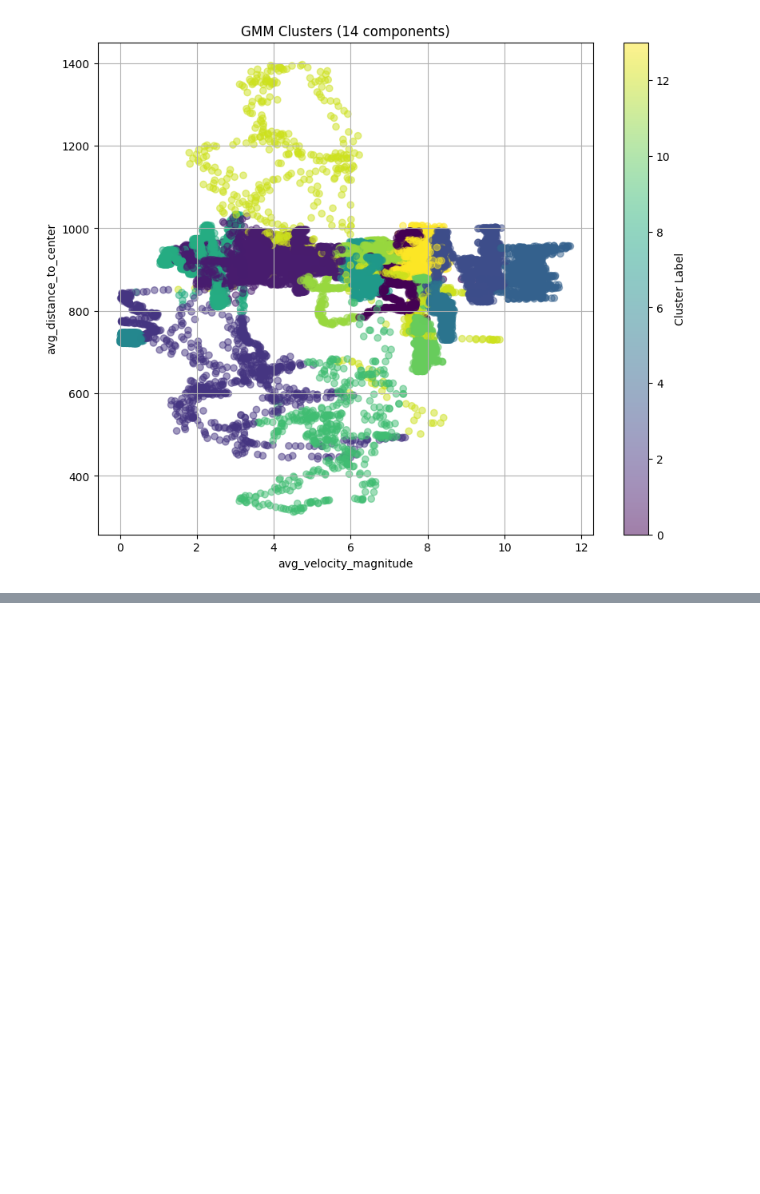
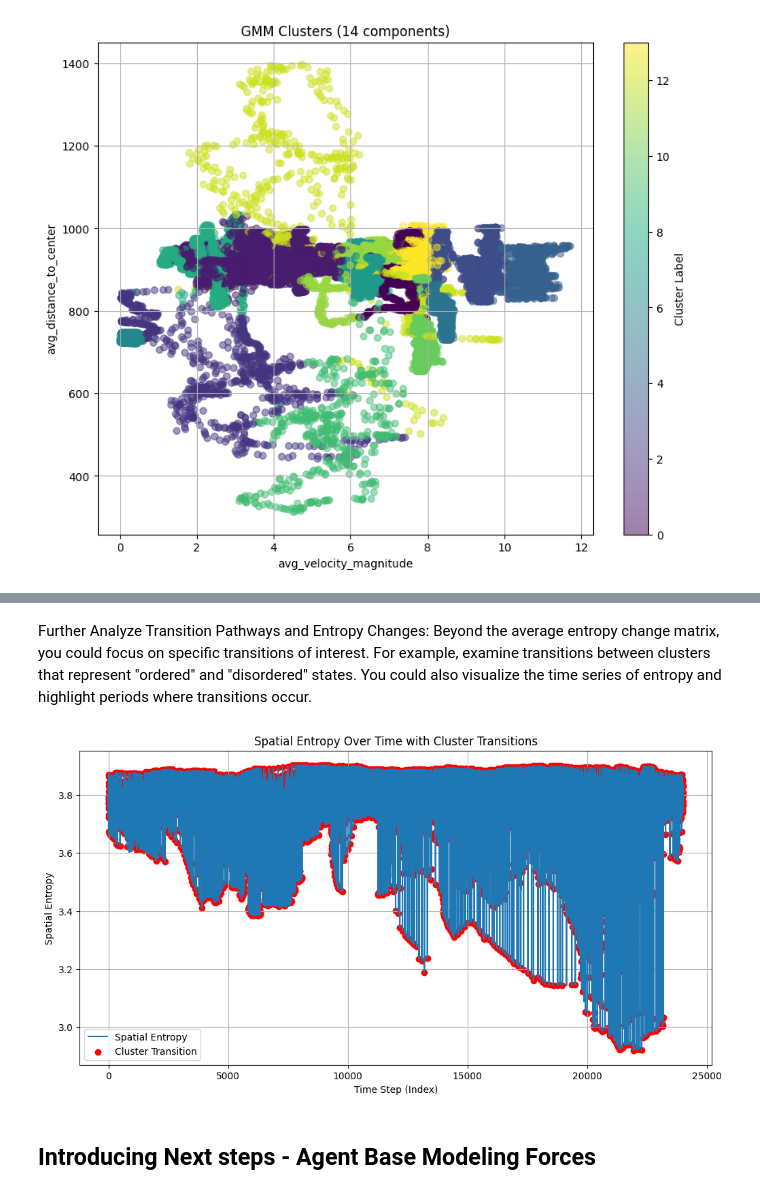
Before and after one commit to victorkingbuilder/FlockingHeat, a Jupyter notebook: Flocking_Project.ipynb, the cells around one changed output, grey strips where cells are left out. Cells and saved outputs as stored; diff of their text form; code cells hidden in the pictures; blank space fills up the shorter version.

```diff
--- a/Flocking_Project.ipynb
+++ b/Flocking_Project.ipynb
@@ -479,0 +833,21 @@ AttributeError: 'GaussianMixture' object has no attribute 'n_components_'
+# %% [markdown]
+Further Analyze Transition Pathways and Entropy Changes:
+Beyond the average entropy change matrix, you could focus on specific transitions of interest. For example, examine transitions between clusters that represent "ordered" and "disordered" states.
+You could also visualize the time series of entropy and highlight periods where transitions occur.
+# %%
+# Visualize Entropy Over Time with Transition Points (Optional)
+plt.figure(figsize=(12, 6))
+plt.plot(data.index, data['spatial_entropy'], label='Spatial Entropy')
+# Highlight transition points (where cluster_transition is True)
+transition_indices = data[data['cluster_transition']].index
+plt.scatter(transition_indices, data.loc[transition_indices, 'spatial_entropy'], color='red', marker='o', label='Cluster Transition')
+plt.xlabel('Time Step (Index)')
+plt.ylabel('Spatial Entropy')
+plt.title('Spatial Entropy Over Time with Cluster Transitions')
+plt.legend()
+plt.grid(True)
+plt.show()
+# %% [output]
+[figure, added]
+# %% [markdown]
+## Introducing Next steps - Agent Base Modeling Forces
```
Also changed, not shown: parts of 24 cells of this notebook.
